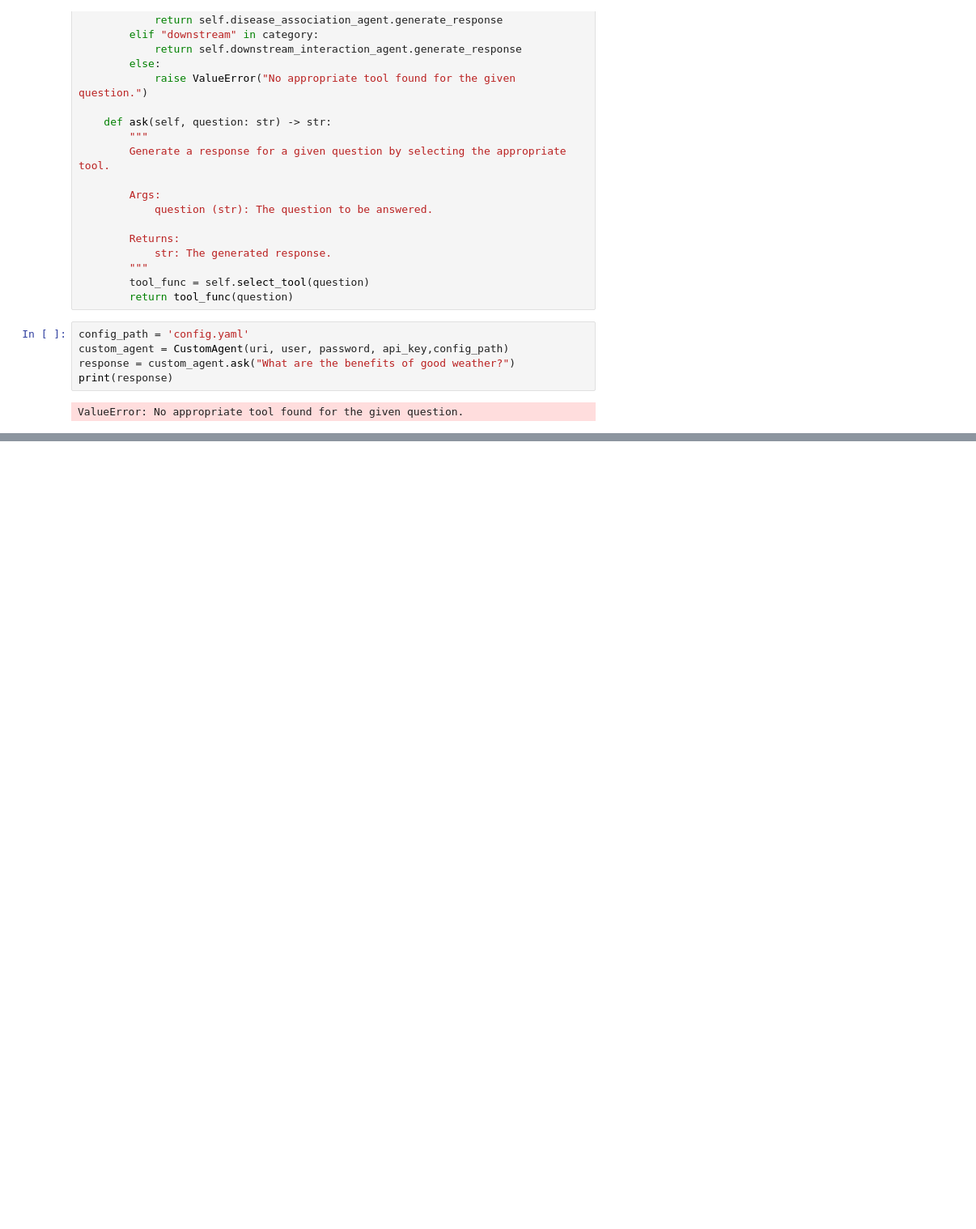
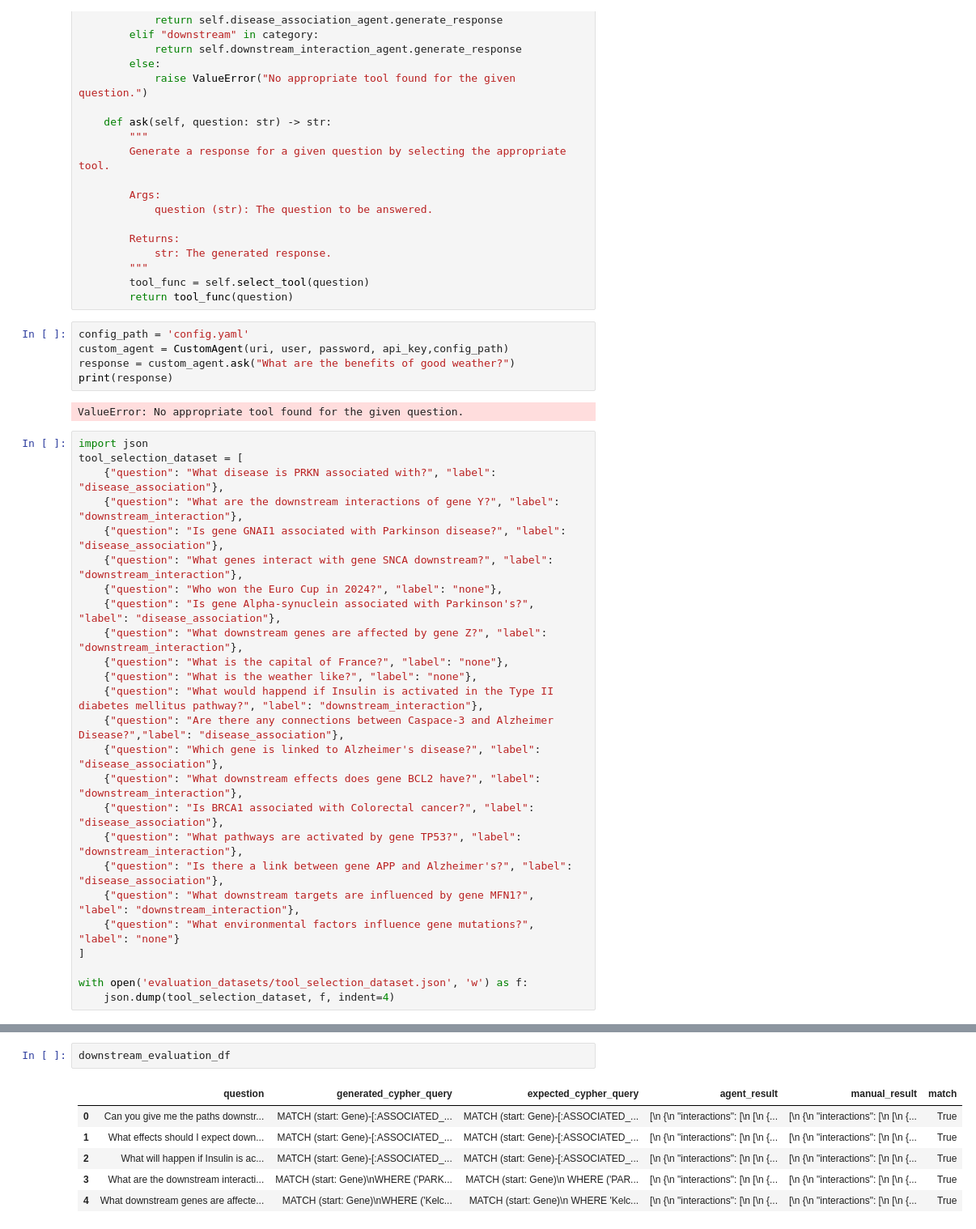
Before and after one commit to evangelosroutis/hypothesis-generation, a Jupyter notebook: demo.ipynb, the cells around one changed output, grey strips where cells are left out. Shown at 81% size. Cells and saved outputs as stored; diff of their text form; blank space fills up the shorter version.

```diff
--- a/demo.ipynb
+++ b/demo.ipynb
@@ -1523,3 +1523,28 @@ response = custom_agent.ask("What are the benefits of good weather?")
 print(response)
 # %% [output]
 ValueError: No appropriate tool found for the given question.
+# %%
+import json
+tool_selection_dataset = [
+    {"question": "What disease is PRKN associated with?", "label": "disease_association"},
+    {"question": "What are the downstream interactions of gene Y?", "label": "downstream_interaction"},
+    {"question": "Is gene GNAI1 associated with Parkinson disease?", "label": "disease_association"},
+    {"question": "What genes interact with gene SNCA downstream?", "label": "downstream_interaction"},
+    {"question": "Who won the Euro Cup in 2024?", "label": "none"},
+    {"question": "Is gene Alpha-synuclein associated with Parkinson's?", "label": "disease_association"},
+    {"question": "What downstream genes are affected by gene Z?", "label": "downstream_interaction"},
+    {"question": "What is the capital of France?", "label": "none"},
+    {"question": "What is the weather like?", "label": "none"},
+    {"question": "What would happend if Insulin is activated in the Type II diabetes mellitus pathway?", "label": "downstream_interaction"},
+    {"question": "Are there any connections between Caspace-3 and Alzheimer Disease?","label": "disease_association"},
+    {"question": "Which gene is linked to Alzheimer's disease?", "label": "disease_association"},
+    {"question": "What downstream effects does gene BCL2 have?", "label": "downstream_interaction"},
+    {"question": "Is BRCA1 associated with Colorectal cancer?", "label": "disease_association"},
+    {"question": "What pathways are activated by gene TP53?", "label": "downstream_interaction"},
+    {"question": "Is there a link between gene APP and Alzheimer's?", "label": "disease_association"},
+    {"question": "What downstream targets are influenced by gene MFN1?", "label": "downstream_interaction"},
+    {"question": "What environmental factors influence gene mutations?", "label": "none"}
+]
+
+with open('evaluation_datasets/tool_selection_dataset.json', 'w') as f:
+    json.dump(tool_selection_dataset, f, indent=4)
@@ -1525,0 +1786,9 @@ ValueError: No appropriate tool found for the given question.
+# %%
+downstream_evaluation_df
+# %% [output]
+|  | question | generated_cypher_query | expected_cypher_query | agent_result | manual_result | match |
+| 0 | Can you give me the paths downstr... | MATCH (start: Gene)-[:ASSOCIATED_... | MATCH (start: Gene)-[:ASSOCIATED_... | [\n {\n "interactions": [\n [\n {... | [\n {\n "interactions": [\n [\n {... | True |
+| 1 | What effects should I expect down... | MATCH (start: Gene)-[:ASSOCIATED_... | MATCH (start: Gene)-[:ASSOCIATED_... | [\n {\n "interactions": [\n [\n {... | [\n {\n "interactions": [\n [\n {... | True |
+| 2 | What will happen if Insulin is ac... | MATCH (start: Gene)-[:ASSOCIATED_... | MATCH (start: Gene)-[:ASSOCIATED_... | [\n {\n "interactions": [\n [\n {... | [\n {\n "interactions": [\n [\n {... | True |
+| 3 | What are the downstream interacti... | MATCH (start: Gene)\nWHERE ('PARK... | MATCH (start: Gene)\n WHERE ('PAR... | [\n {\n "interactions": [\n [\n {... | [\n {\n "interactions": [\n [\n {... | True |
+| 4 | What downstream genes are affecte... | MATCH (start: Gene)\nWHERE ('Kelc... | MATCH (start: Gene)\n WHERE 'Kelc... | [\n {\n "interactions": [\n [\n {... | [\n {\n "interactions": [\n [\n {... | True |
```
Also changed, not shown: parts of 4 cells of this notebook, 4 other files.
